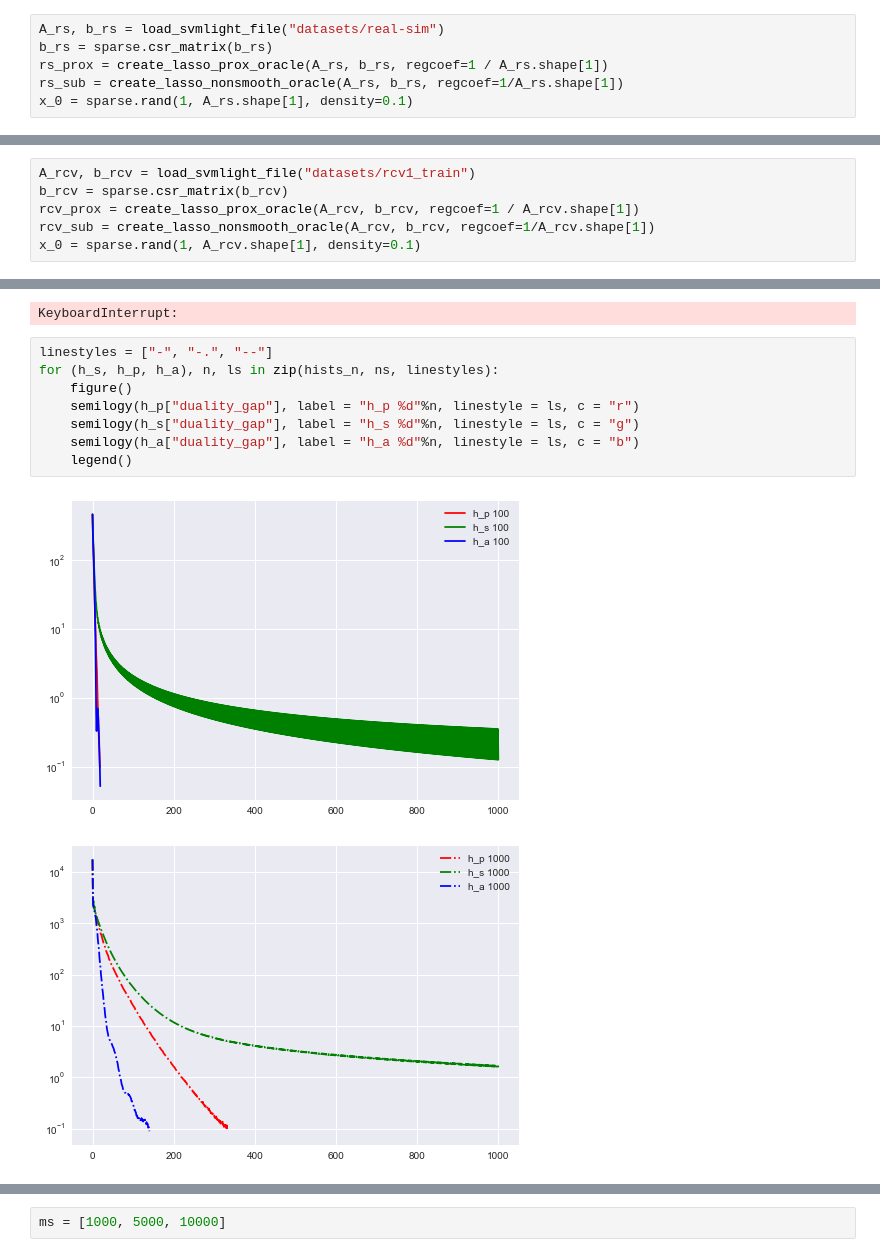
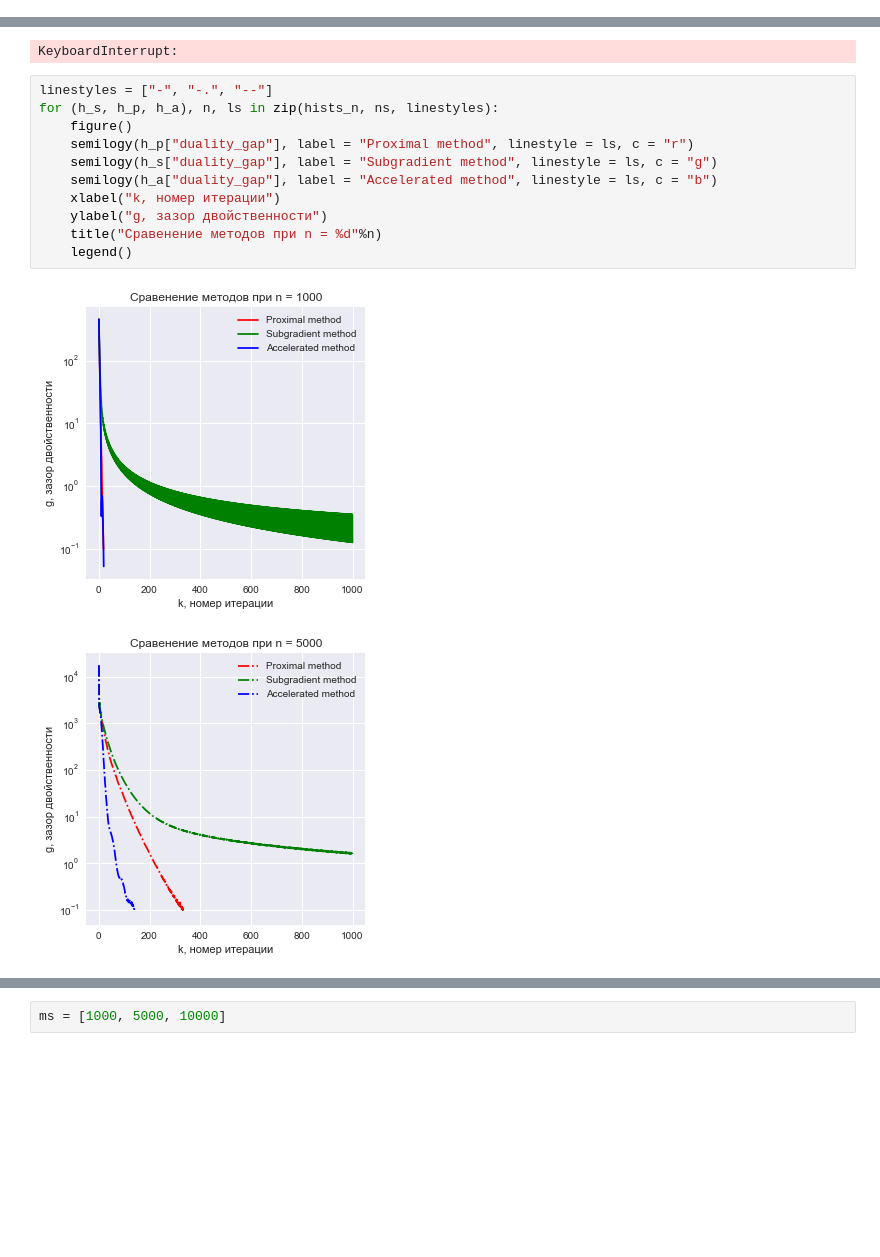
Before and after one commit to aksholokhov/mipt-momo-2017, a Jupyter notebook: task4_experiments.ipynb, the cells around one changed output, grey strips where cells are left out. Saved outputs shown, nothing was run; the diff lists cells and outputs as text; blank space fills up the shorter version.

```diff
--- a/task4_experiments.ipynb
+++ b/task4_experiments.ipynb
@@ -136,6 +144,0 @@ sns.violinplot(x = ["Proximal"]*len(prox_mean) + ["Accelerated"]*len(acc_mean),
-# %%
-A_rs, b_rs = load_svmlight_file("datasets/real-sim")
-b_rs = sparse.csr_matrix(b_rs)
-rs_prox = create_lasso_prox_oracle(A_rs, b_rs, regcoef=1 / A_rs.shape[1])
-rs_sub = create_lasso_nonsmooth_oracle(A_rs, b_rs, regcoef=1/A_rs.shape[1])
-x_0 = sparse.rand(1, A_rs.shape[1], density=0.1)
@@ -185,6 +144,0 @@ legend()
-# %%
-A_rcv, b_rcv = load_svmlight_file("datasets/rcv1_train")
-b_rcv = sparse.csr_matrix(b_rcv)
-rcv_prox = create_lasso_prox_oracle(A_rcv, b_rcv, regcoef=1 / A_rcv.shape[1])
-rcv_sub = create_lasso_nonsmooth_oracle(A_rcv, b_rcv, regcoef=1/A_rcv.shape[1])
-x_0 = sparse.rand(1, A_rcv.shape[1], density=0.1)
@@ -265,11 +186,14 @@ KeyboardInterrupt:
 # %%
 linestyles = ["-", "-.", "--"]
 for (h_s, h_p, h_a), n, ls in zip(hists_n, ns, linestyles):
     figure()
-    semilogy(h_p["duality_gap"], label = "h_p %d"%n, linestyle = ls, c = "r")
-    semilogy(h_s["duality_gap"], label = "h_s %d"%n, linestyle = ls, c = "g")
-    semilogy(h_a["duality_gap"], label = "h_a %d"%n, linestyle = ls, c = "b")
+    semilogy(h_p["duality_gap"], label = "Proximal method", linestyle = ls, c = "r")
+    semilogy(h_s["duality_gap"], label = "Subgradient method", linestyle = ls, c = "g")
+    semilogy(h_a["duality_gap"], label = "Accelerated method", linestyle = ls, c = "b")
+    xlabel("k, номер итерации")
+    ylabel("g, зазор двойственности")
+    title("Сравенение методов при n = %d"%n)
     legend()
 # %% [output]
-[figure, old version]
+[figure, new version]
-[figure, old version]
+[figure, new version]
```
Also changed, not shown: parts of 32 cells of this notebook.
